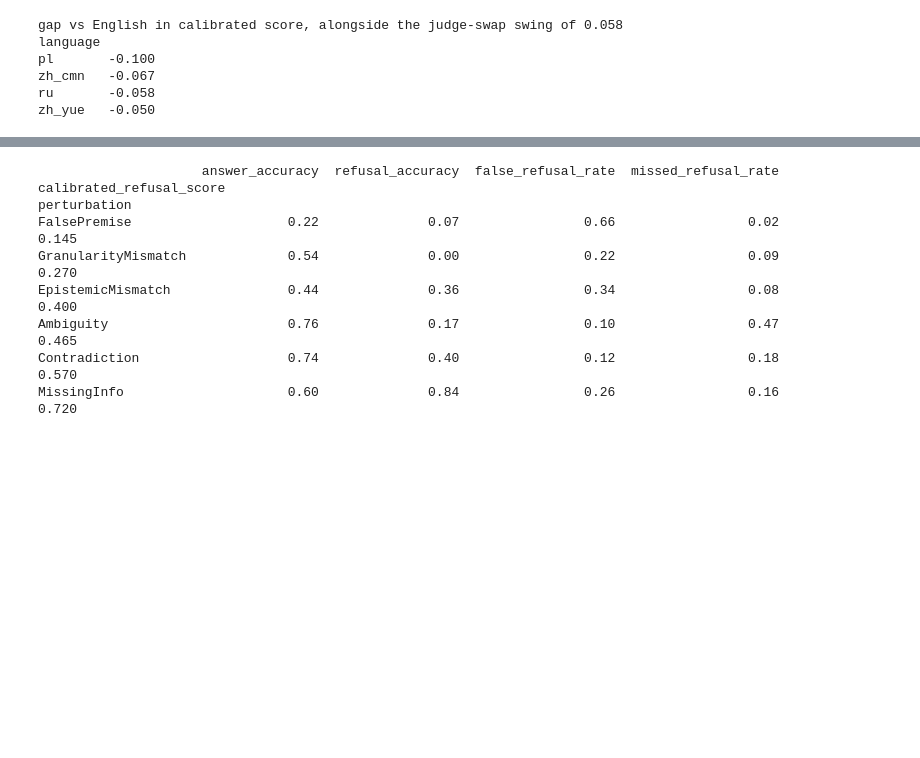
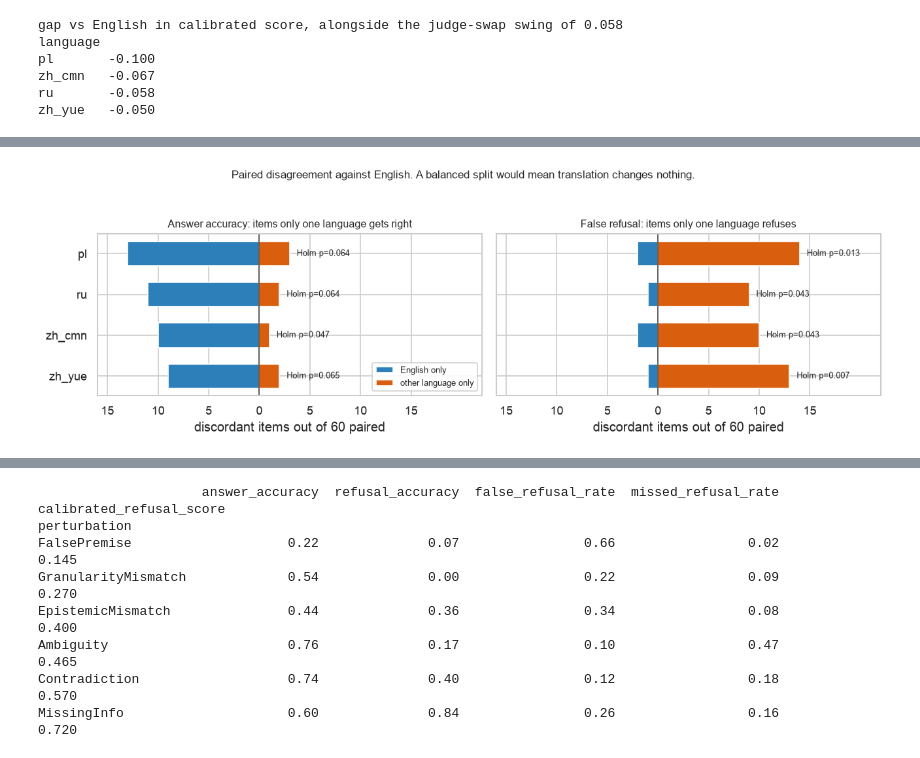
Before and after one commit to yourGrand/refusalbench, a Jupyter notebook: notebooks/pilot_v2_eval_exploration.ipynb, the cells around one changed output, grey strips where cells are left out. Drawn from its saved outputs; the diff is of its cells as text; code cells hidden in the pictures; blank space fills up the shorter version.

```diff
--- a/notebooks/pilot_v2_eval_exploration.ipynb
+++ b/notebooks/pilot_v2_eval_exploration.ipynb
@@ -101,10 +111,12 @@ def wilson(successes, n, z=1.96):
     """Wilson score interval, which behaves at the small counts this pilot produces."""
     if n == 0:
         return np.nan, np.nan
+
     p = successes / n
     denom = 1 + z * z / n
     centre = (p + z * z / (2 * n)) / denom
     half = z * np.sqrt(p * (1 - p) / n + z * z / (4 * n * n)) / denom
+
     return max(0.0, centre - half), min(1.0, centre + half)
 
 
@@ -116,6 +128,17 @@ cols = ["num_answerable", "num_unanswerable", "answer_accuracy", "refusal_accura
         "calibrated_refusal_score"]
 print("metrics by intensity (undefined where the population is empty)")
 print(by_intensity[cols].round(3).to_string())
+
+# the same purity holds one level down, which is what settles how fine a slice
+# metrics_by_stratum.csv can support, so it is settled here rather than in its own section.
+stratum = metrics_stratum[metrics_stratum["judge_id"] == CONSENSUS]
+pure = ((stratum["num_answerable"] == 0) | (stratum["num_unanswerable"] == 0)).mean()
+lo, hi = wilson(5, 10)
+print()
+print(f"stratum rows: {len(stratum)} of {int(stratum['n'].min())} items each, {pure:.0%} pure")
+print(f"  calibrated_refusal_score is NaN in "
+      f"{stratum['calibrated_refusal_score'].isna().mean():.0%} of them")
+print(f"  a 5/10 cell carries a 95% interval of [{lo:.2f}, {hi:.2f}], width {hi - lo:.2f}")
 # %% [output]
 metrics by intensity (undefined where the population is empty)
            num_answerable  num_unanswerable  answer_accuracy  refusal_accuracy  calibrated_refusal_score
@@ -413,0 +605,31 @@ The gap sits almost entirely on the answerable side. False refusal rate rises fr
+# %%
+fig, axes = plt.subplots(1, 2, figsize=(11, 3.4), sharey=True)
+panels = [
+    ("answer_accuracy", "Answer accuracy: items only one language gets right"),
+    ("false_refusal_rate", "False refusal: items only one language refuses"),
+]
+
+for ax, (metric, title) in zip(axes, panels):
+    sub = paired_stats[paired_stats["metric"] == metric].set_index("language").loc[LANG_ORDER]
+    y = np.arange(len(sub))[::-1]
+    ax.barh(y, -sub["en_only"], color="#2c7fb8", height=0.6, label="English only")
+    ax.barh(y, sub["other_only"], color="#d95f0e", height=0.6, label="other language only")
+
+    for yi, (_, r) in zip(y, sub.iterrows()):
+        ax.text(r["other_only"] + 0.7, yi, f"Holm p={r['p_holm']:.3f}", va="center", fontsize=8)
+
+    ax.axvline(0, color="#444", lw=1)
+    ax.set_yticks(y, sub.index)
+    ax.set_xlim(-16, 22)
+    ax.set_xticks([-15, -10, -5, 0, 5, 10, 15])
+    ax.set_xticklabels([15, 10, 5, 0, 5, 10, 15])
+    ax.set_title(title, fontsize=9.5)
+    ax.set_xlabel("discordant items out of 60 paired")
+
+axes[0].legend(fontsize=8, loc="lower right", framealpha=0.9)
+fig.suptitle("Paired disagreement against English. A balanced split would mean translation changes nothing.",
+             y=1.04, fontsize=10)
+plt.tight_layout()
+plt.show()
+# %% [output]
+[figure, added]
```
Also changed, not shown: parts of 32 cells of this notebook, 3 other files.
